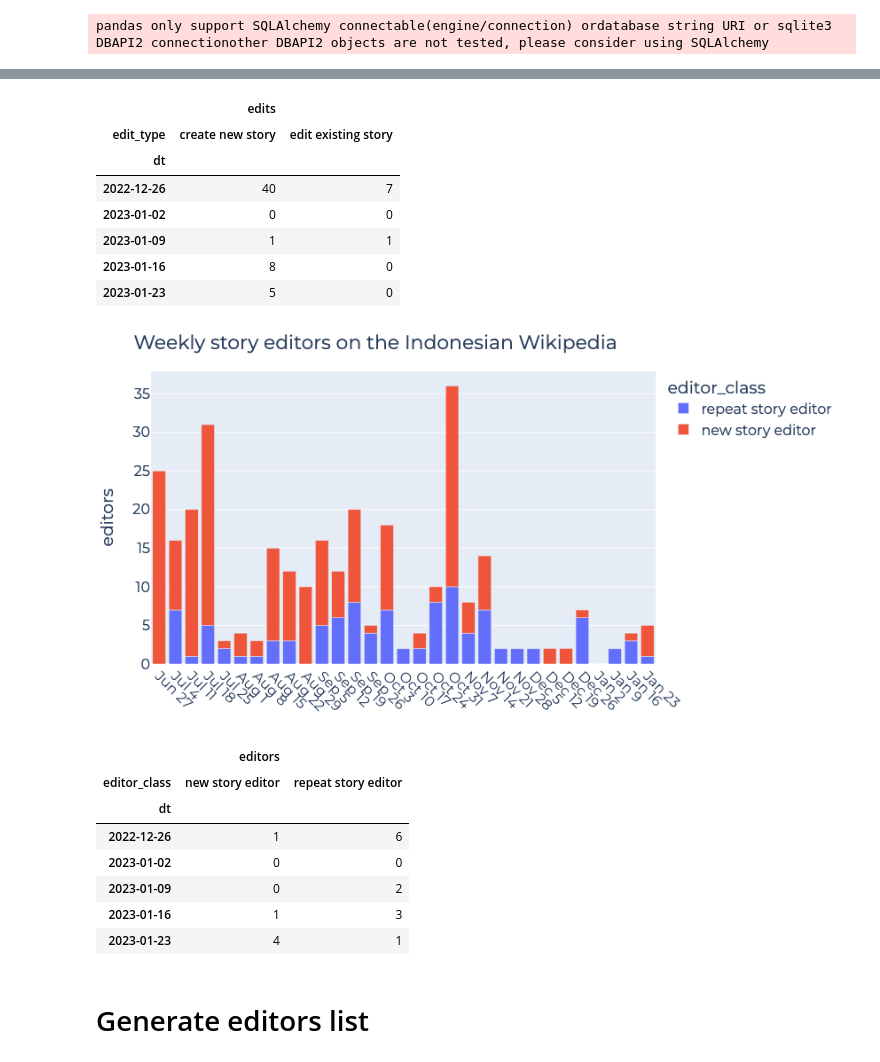
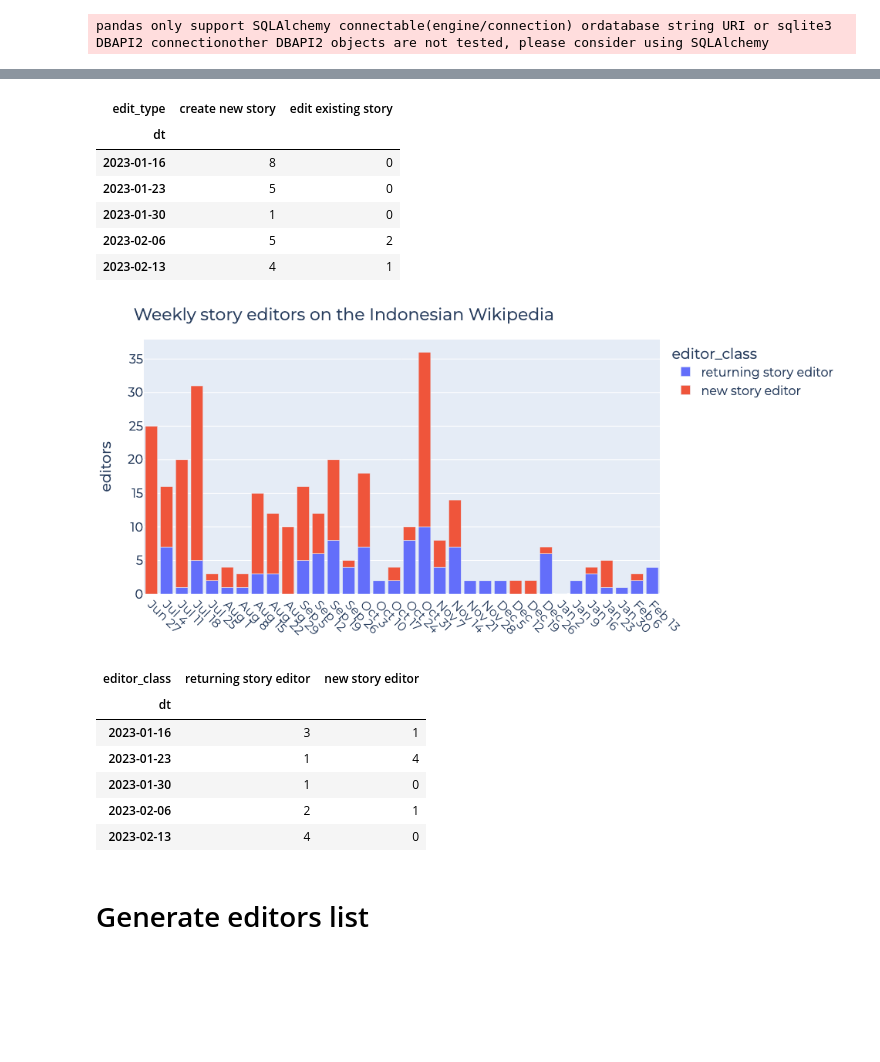
Before and after one commit to wikimedia-research/2022-Wikistories, a Jupyter notebook: basic_stats.ipynb, the cells around one changed output, grey strips where cells are left out. Saved outputs shown, nothing was run; the diff lists cells and outputs as text; code cells hidden in the pictures; blank space fills up the shorter version.

```diff
--- a/basic_stats.ipynb
+++ b/basic_stats.ipynb
@@ -171,28 +172,33 @@ fig.show()
 # %%
-weekly_edit.pivot_table(
-    index="dt",
-    columns="edit_type"
-).tail(5)
+(
+    weekly_edit
+    .pivot_table(
+        index="dt",
+        columns="edit_type"
+    )
+    .droplevel(0, axis="columns")
+    [["create new story", "edit existing story"]]
+    .tail(5)
+)
 # %% [output]
-|  | edits |  |
 | edit_type | create new story | edit existing story |
 | dt |  |  |
-| 2022-12-26 | 40 | 7 |
-| 2023-01-02 | 0 | 0 |
-| 2023-01-09 | 1 | 1 |
 | 2023-01-16 | 8 | 0 |
 | 2023-01-23 | 5 | 0 |
+| 2023-01-30 | 1 | 0 |
+| 2023-02-06 | 5 | 2 |
+| 2023-02-13 | 4 | 1 |
 # %%
 def classify_editor(df):
     if df["is_user_first_edit"].any():
         return "new story editor"
     else:
-        return "repeat story editor"
+        return "returning story editor"
 
 index = pd.MultiIndex.from_product(
     iterables=[
         week_starts,
-        ["repeat story editor", "new story editor"]
+        ["returning story editor", "new story editor"]
     ],
     names=["dt", "editor_class"]
 )
@@ -207,48 +213,53 @@ weekly_editor = (
     .groupby([
         "dt",
         "editor_class"
     ]).agg(editors=("user_name", len))
     .reindex(index)
     .fillna(0)
     .applymap(int)
     .reset_index()
     # Exclude the current, partial week
     .query("dt < @current_week_start")
 )
 
 fig = px.bar(
     weekly_editor,
     x="dt",
     y="editors",
     color="editor_class",
     title="Weekly story editors on the Indonesian Wikipedia",
     height=450
 )
 
 fig.update_xaxes(
     tickangle=45,
     title_text=None,
     tickvals=week,
     ticktext=week_text
 )
 
 fig.show()
 # %% [output]
-[figure, old version]
+[figure, new version]
 # %%
-weekly_editor.pivot_table(
-    index="dt",
-    columns="editor_class"
-).tail(5)
+(
+    weekly_editor
+    .pivot_table(
+        index="dt",
+        columns="editor_class"
+    )
+    .droplevel(0, axis="columns")
+    [["returning story editor", "new story editor"]]
+    .tail(5)
+)
 # %% [output]
-|  | editors |  |
-| editor_class | new story editor | repeat story editor |
+| editor_class | returning story editor | new story editor |
 | dt |  |  |
-| 2022-12-26 | 1 | 6 |
-| 2023-01-02 | 0 | 0 |
-| 2023-01-09 | 0 | 2 |
-| 2023-01-16 | 1 | 3 |
-| 2023-01-23 | 4 | 1 |
+| 2023-01-16 | 3 | 1 |
+| 2023-01-23 | 1 | 4 |
+| 2023-01-30 | 1 | 0 |
+| 2023-02-06 | 2 | 1 |
+| 2023-02-13 | 4 | 0 |
 # %% [markdown]
 # Generate editors list
 # %%
```
Also changed, not shown: parts of 4 cells of this notebook.
